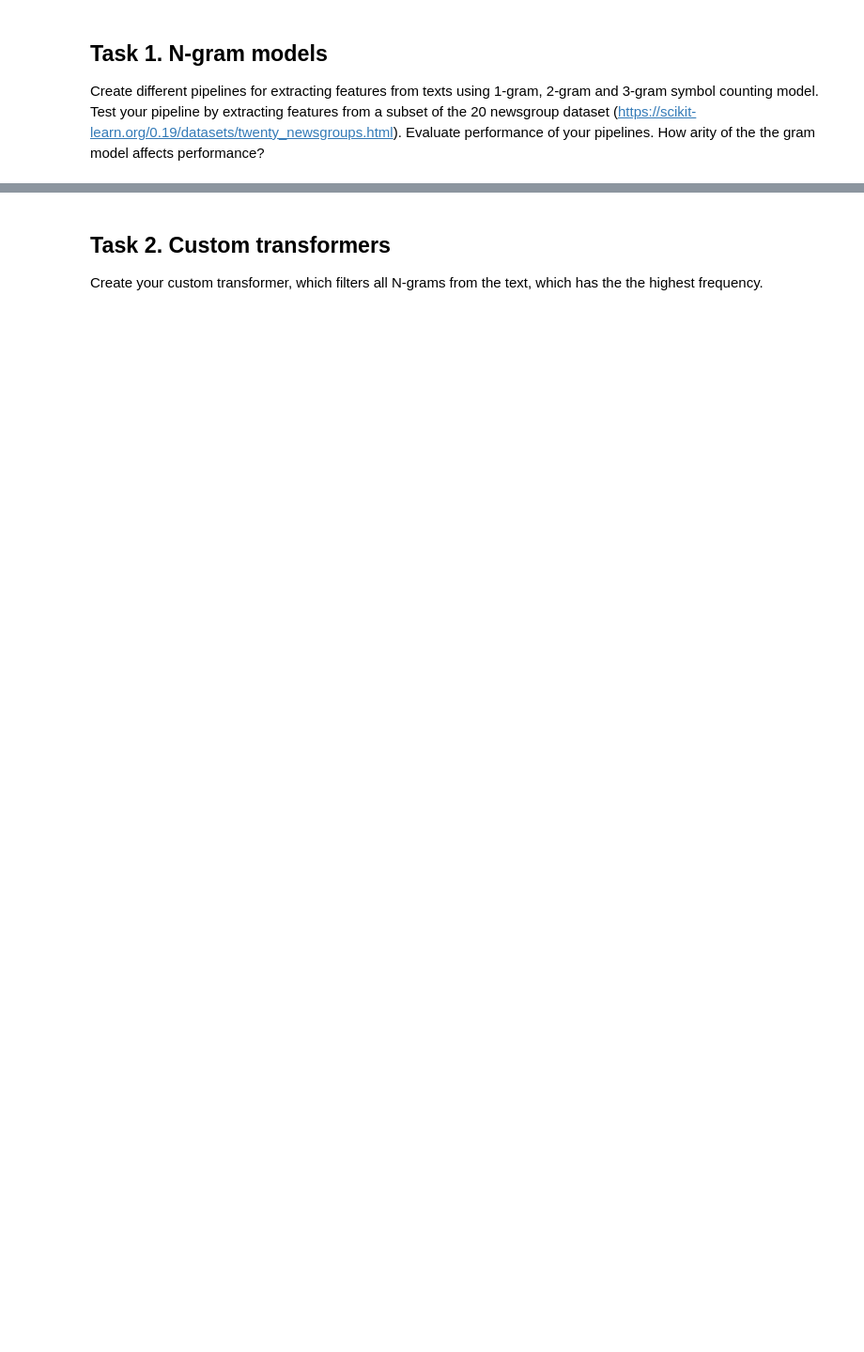
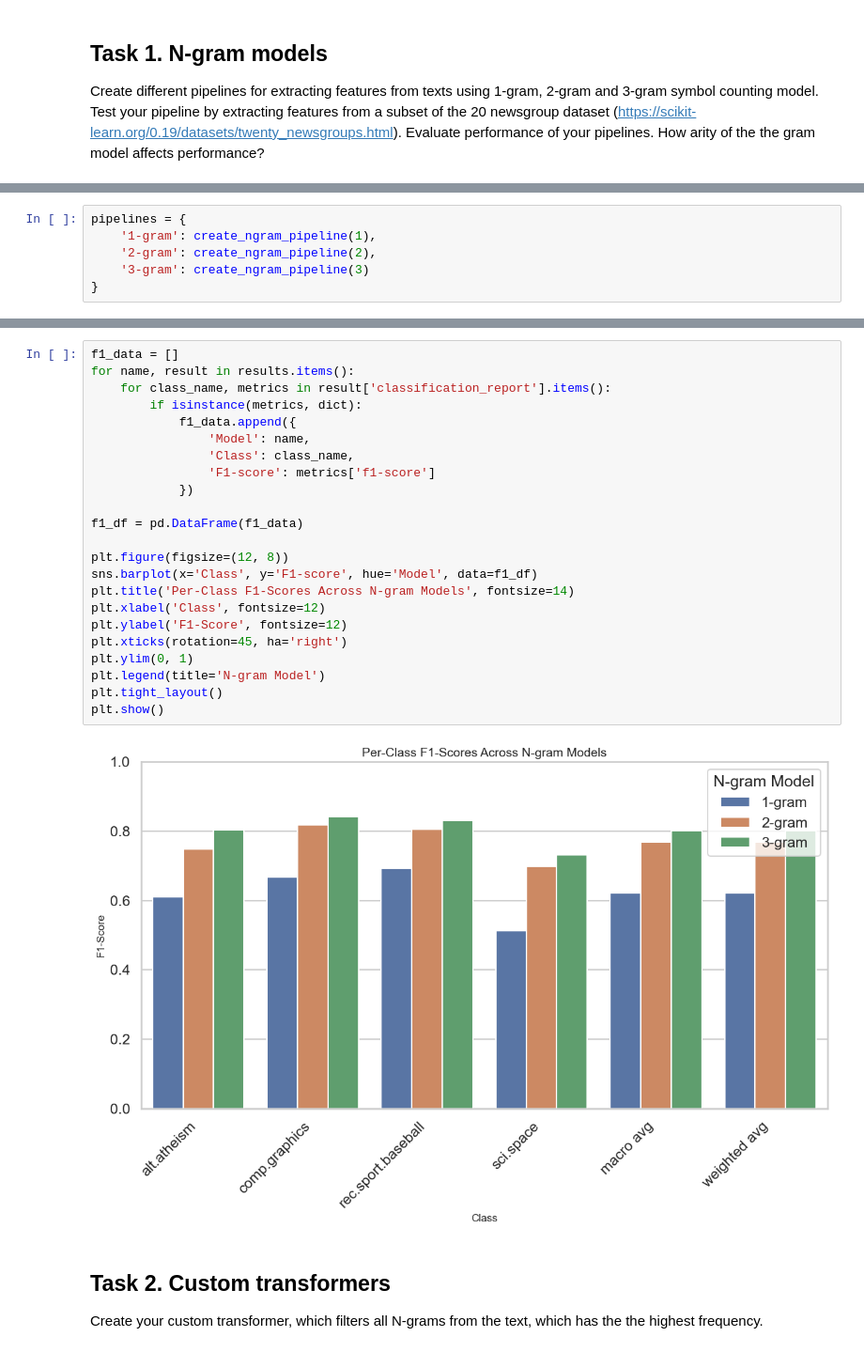
Before and after one commit to tsirleo/PythonDataAnalysis, a Jupyter notebook: Session_08/HW 8 - Preprocessing.ipynb, the cells around one changed output, grey strips where cells are left out. Shown at 94% size. Drawn from its saved outputs; the diff is of its cells as text; blank space fills up the shorter version.

```diff
--- a/Session_08/HW 8 - Preprocessing.ipynb
+++ b/Session_08/HW 8 - Preprocessing.ipynb
@@ -4,0 +40,6 @@ Create different pipelines for extracting features from texts using 1-gram, 2-gr
+# %%
+pipelines = {
+    '1-gram': create_ngram_pipeline(1),
+    '2-gram': create_ngram_pipeline(2),
+    '3-gram': create_ngram_pipeline(3)
+}
@@ -5,3 +129,28 @@ Create different pipelines for extracting features from texts using 1-gram, 2-gr
+# %%
+f1_data = []
+for name, result in results.items():
+    for class_name, metrics in result['classification_report'].items():
+        if isinstance(metrics, dict):
+            f1_data.append({
+                'Model': name,
+                'Class': class_name,
+                'F1-score': metrics['f1-score']
+            })
+
+f1_df = pd.DataFrame(f1_data)
+
+plt.figure(figsize=(12, 8))
+sns.barplot(x='Class', y='F1-score', hue='Model', data=f1_df)
+plt.title('Per-Class F1-Scores Across N-gram Models', fontsize=14)
+plt.xlabel('Class', fontsize=12)
+plt.ylabel('F1-Score', fontsize=12)
+plt.xticks(rotation=45, ha='right')
+plt.ylim(0, 1)
+plt.legend(title='N-gram Model')
+plt.tight_layout()
+plt.show()
+# %% [output]
+[figure, added]
 # %% [markdown]
 ## Task 2. Custom transformers
 Create your custom transformer, which filters all N-grams from the text, which has the the highest frequency.
```
Also changed, not shown: parts of 19 cells of this notebook.
